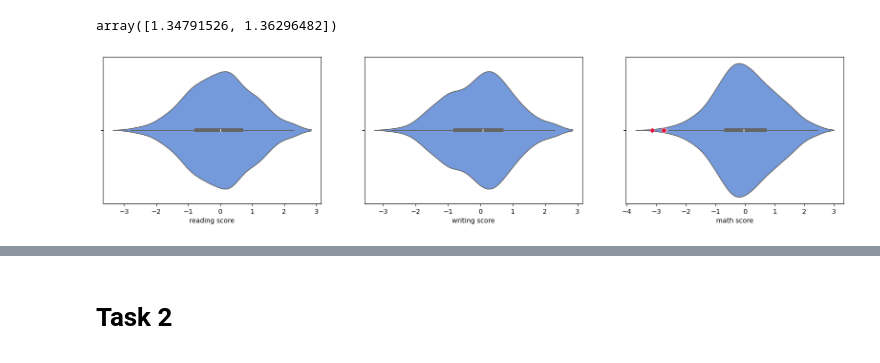
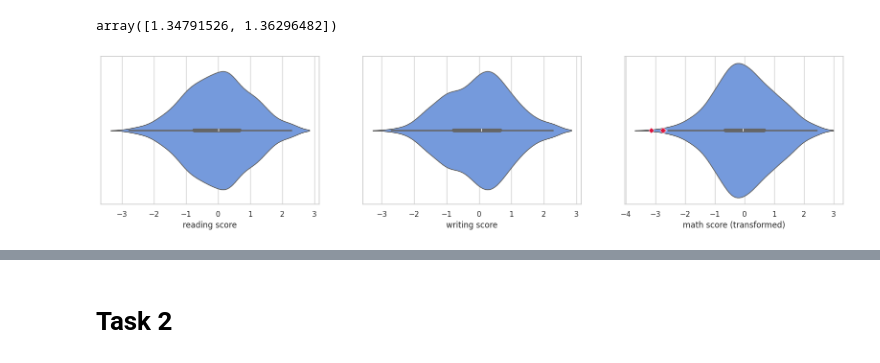
Before and after one commit to akp2003/Machine_Learning_Exercises, a Jupyter notebook: Adv_AI/P1/Project1.ipynb, the cells around one changed output, grey strips where cells are left out. Cells and saved outputs as stored; diff of their text form; code cells hidden in the pictures.

```diff
--- a/Adv_AI/P1/Project1.ipynb
+++ b/Adv_AI/P1/Project1.ipynb
@@ -15,7 +15,8 @@ from sklearn.preprocessing import *
 from sklearn.metrics import mean_squared_error, r2_score, mean_absolute_error
 from sklearn.linear_model import *
 import warnings
-warnings.filterwarnings('once')
+warnings.filterwarnings('ignore')
+sns.set_theme(style="whitegrid")
 # %%
 df = pd.read_csv("StudentsPerformance.csv")
 
@@ -23,3 +24,5 @@ nominal_var = ['gender', 'race/ethnicity', 'lunch', 'test preparation course']
 ordinal_var = ['parental level of education']
 numerical_var = ['reading score', 'writing score'] # except math score
 len(nominal_var),len(ordinal_var),len(numerical_var)
+
+df[nominal_var + ordinal_var] = df[nominal_var + ordinal_var].apply(lambda x: x.astype('category'))
@@ -75,7 +76,7 @@ Total duplicated rows: 0
 This dataset feels synthetic! It's too much clean! Anyways...
 # %%
 # Source - https://stackoverflow.com/questions/66913456/how-to-mix-the-outliers-from-boxplot-or-not-with-violin-plot
-def custom_violinplot(d,ax,xlabel,bw_adjust=1):
+def custom_violinplot(d,ax,bw_adjust=1):
     q1, q3 = np.percentile(d, [25, 75])
     whisker_low = q1 - (q3 - q1) * 1.5
     whisker_high = q3 + (q3 - q1) * 1.5
@@ -83,10 +84,10 @@ def custom_violinplot(d,ax,xlabel,bw_adjust=1):
     outliers = d[(d > whisker_high) | (d < whisker_low)]
     if not outliers.empty:
         sns.scatterplot(x=outliers, y=0, marker='D', color='crimson', ax=ax)
-    plt.xlabel(xlabel)
+
 
 fig, axs = plt.subplots(ncols = 3, nrows = 1, figsize = (20,4))
-custom_violinplot(df['reading score'] ,axs[0], 'reading score')
-custom_violinplot(df['writing score'] ,axs[1], 'writing score')
-custom_violinplot(df['math score'] ,axs[2], 'math score')
+custom_violinplot(df['reading score'] ,axs[0])
+custom_violinplot(df['writing score'] ,axs[1])
+custom_violinplot(df['math score'] ,axs[2])
 # %% [output]
@@ -216,7 +217,7 @@ X_train, X_test, y_train, y_test = train_test_split(
 
 y_transformer = PowerTransformer()
 
-y_train_old, y_train = y_train.copy(), (pd.DataFrame(y_transformer.fit_transform(pd.DataFrame(y_train)), index = y_train.index))
+y_train_old, y_train = y_train.copy(), (pd.DataFrame(y_transformer.fit_transform(pd.DataFrame(y_train)), index = y_train.index, columns = ['math score (transformed)']))
 
 print(f"Training set shape (X): {X_train.shape}")
 print(f"Testing set shape (X): {X_test.shape}")
@@ -262,11 +263,11 @@ preprocessor['column_trans']['num']['transformer'].lambdas_
 array([1.34791526, 1.36296482])
 # %%
 fig, axs = plt.subplots(ncols = 3, nrows = 1, figsize = (20,4))
-custom_violinplot(X_train_preprocessed['reading score'] ,axs[0], 'reading score')
-custom_violinplot(X_train_preprocessed['writing score'] ,axs[1], 'writing score')
-custom_violinplot(y_train[0] ,axs[2], 'math score')
+custom_violinplot(X_train_preprocessed['reading score'] ,axs[0])
+custom_violinplot(X_train_preprocessed['writing score'] ,axs[1])
+custom_violinplot(y_train['math score (transformed)'] ,axs[2])
 # %% [output]
-[figure, old version]
+[figure, new version]
 # %% [markdown]
 ![](pic/pb.gif "segment")
 # %% [markdown]
```
Also changed, not shown: parts of 20 cells of this notebook, 1 other file.
